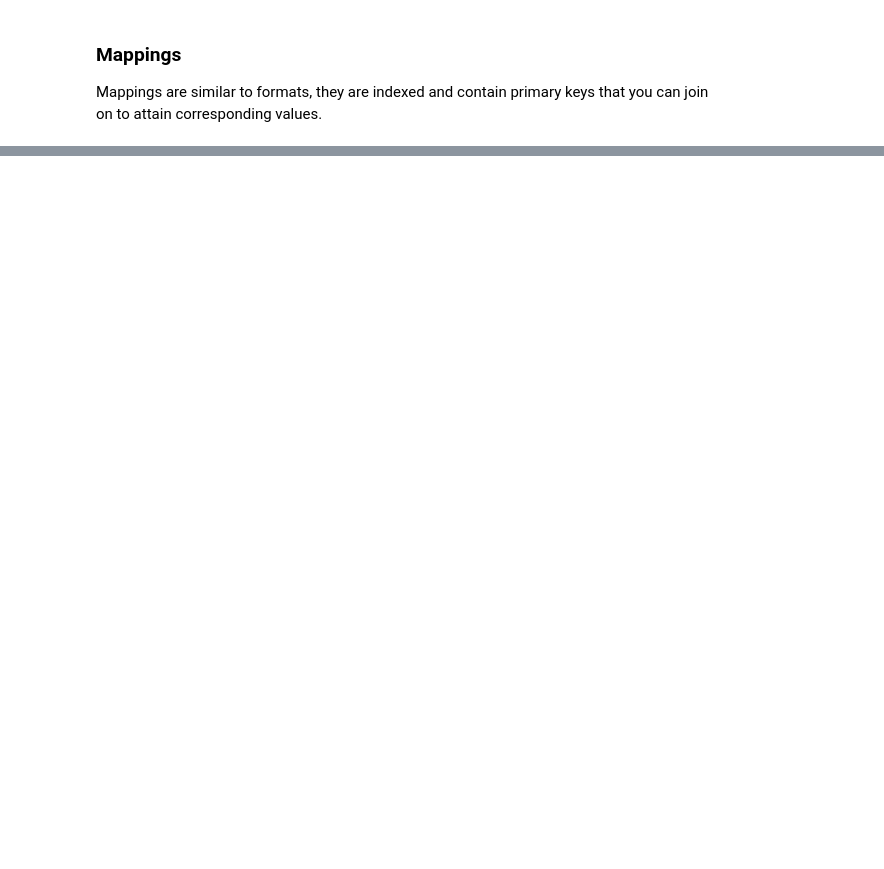
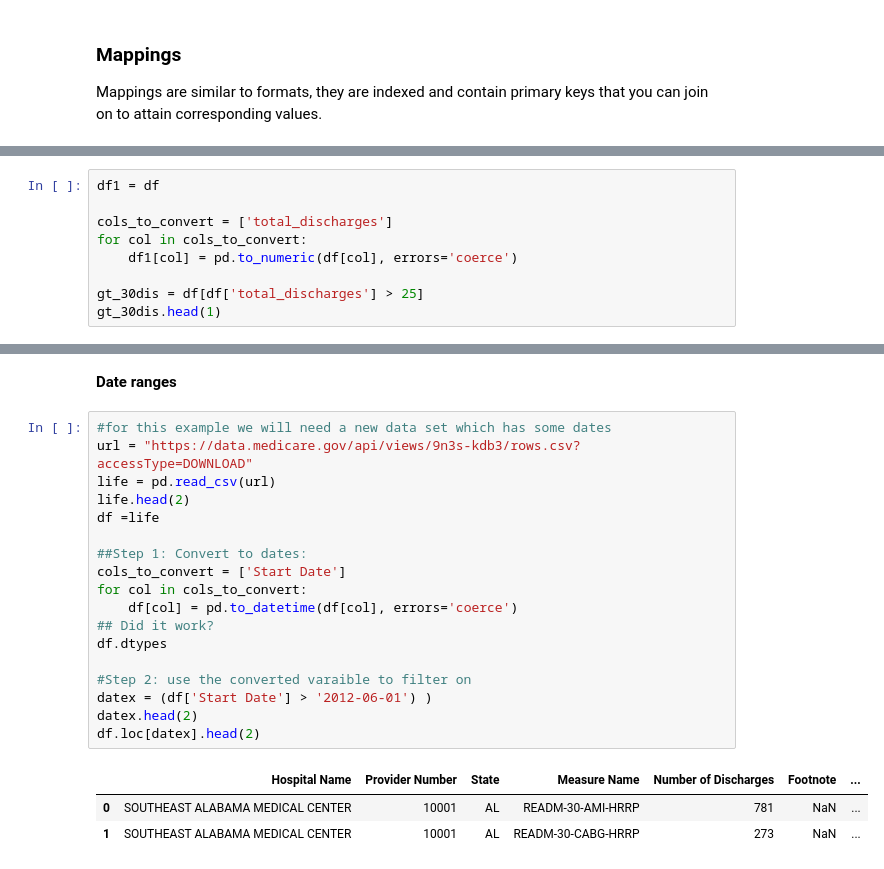
Before and after one commit to 4ram2varma5/SAS_to_Python, a Jupyter notebook: 2_filter_sort_merge_create.ipynb, the cells around one changed output, grey strips where cells are left out. Cells and saved outputs as stored; diff of their text form; blank space fills up the shorter version.

```diff
--- a/2_filter_sort_merge_create.ipynb
+++ b/2_filter_sort_merge_create.ipynb
@@ -145,0 +191,9 @@ Mappings are similar to formats, they are indexed and contain primary keys that
+# %%
+df1 = df
+
+cols_to_convert = ['total_discharges']
+for col in cols_to_convert:
+    df1[col] = pd.to_numeric(df[col], errors='coerce')
+
+gt_30dis = df[df['total_discharges'] > 25]
+gt_30dis.head(1)
@@ -145,0 +230,24 @@ Mappings are similar to formats, they are indexed and contain primary keys that
+# %% [markdown]
+**Date ranges**
+# %%
+#for this example we will need a new data set which has some dates
+url = "https://data.medicare.gov/api/views/9n3s-kdb3/rows.csv?accessType=DOWNLOAD"
+life = pd.read_csv(url)
+life.head(2)
+df =life
+
+##Step 1: Convert to dates:
+cols_to_convert = ['Start Date']
+for col in cols_to_convert:
+    df[col] = pd.to_datetime(df[col], errors='coerce')
+## Did it work?
+df.dtypes
+
+#Step 2: use the converted varaible to filter on
+datex = (df['Start Date'] > '2012-06-01') )
+datex.head(2)
+df.loc[datex].head(2)
+# %% [output]
+|  | Hospital Name | Provider Number | State | Measure Name | Number of Discharges | Footnote | ... |
+| 0 | SOUTHEAST ALABAMA MEDICAL CENTER | 10001 | AL | READM-30-AMI-HRRP | 781 | NaN | ... |
+| 1 | SOUTHEAST ALABAMA MEDICAL CENTER | 10001 | AL | READM-30-CABG-HRRP | 273 | NaN | ... |
```
Also changed, not shown: parts of 37 cells of this notebook.
